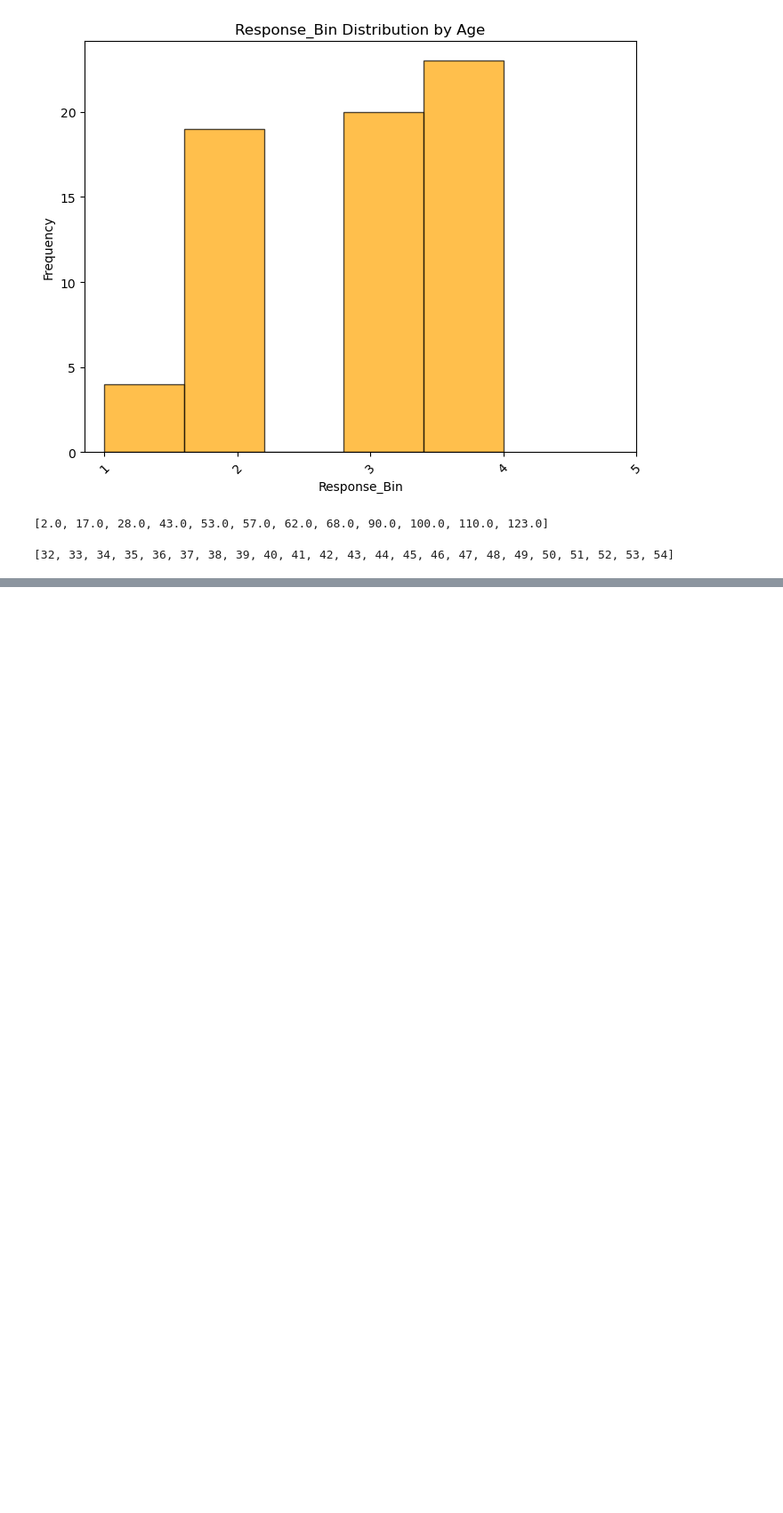
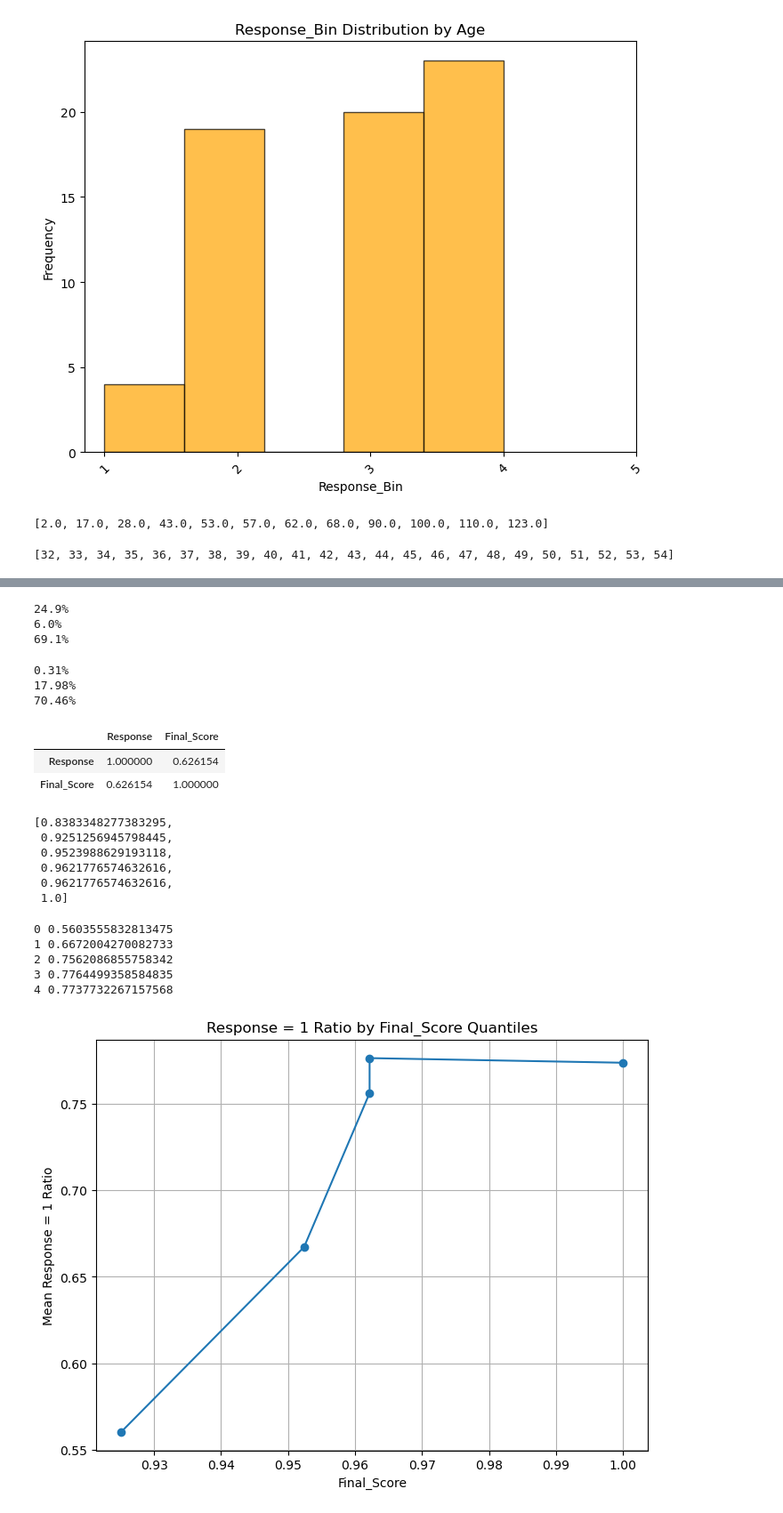
Before and after one commit to OhByungJik1222/Zerobase, a Jupyter notebook: Python 데이터 분석/06. 보험사고객 데이터 분석.ipynb, the cells around one changed output, grey strips where cells are left out. Shown at 89% size. Drawn from its saved outputs; the diff is of its cells as text; code cells hidden in the pictures; blank space fills up the shorter version.

```diff
--- a/Python 데이터 분석/06. 보험사고객 데이터 분석.ipynb
+++ b/Python 데이터 분석/06. 보험사고객 데이터 분석.ipynb
@@ -1015,0 +1170,66 @@ print(sorted(resampled_train_df[resampled_train_df['Response_Bin_Age'] == 4]['Ag
+# %%
+total = len(resampled_train_df)
+
+print(f'{round(len(group_one) / total * 100, 2)}%')
+print(f'{round(len(group_two) / total * 100, 2)}%')
+print(f'{round(len(group_three) / total * 100, 2)}%')
+# %% [output]
+24.9%
+6.0%
+69.1%
+# %%
+print(f'{round(group_one['Response'].mean() * 100, 2)}%')
+print(f'{round(group_two['Response'].mean() * 100, 2)}%')
+print(f'{round(group_three['Response'].mean() * 100, 2)}%')
+# %% [output]
+0.31%
+17.98%
+70.46%
+# %%
+resampled_train_df[['Response', 'Final_Score']].corr()
+# %% [output]
+|  | Response | Final_Score |
+| Response | 1.000000 | 0.626154 |
+| Final_Score | 0.626154 | 1.000000 |
+# %%
+import numpy as np
+
+group_three_sorted = group_three.sort_values(by='Final_Score')
+
+quantiles = np.linspace(0, 1, 6)
+score_quantiles = list(group_three_sorted['Final_Score'].quantile(quantiles))
+score_quantiles
+# %% [output]
+[0.8383348277383295,
+ 0.9251256945798445,
+ 0.9523988629193118,
+ 0.9621776574632616,
+ 0.9621776574632616,
+ 1.0]
+# %%
+response_means = []
+for i in range(5):
+    lower_bound = score_quantiles[i]
+    upper_bound = score_quantiles[i + 1]
+
+    subset = group_three_sorted[(group_three_sorted['Final_Score'] >= lower_bound) & (group_three_sorted['Final_Score'] <= upper_bound)]
+
+    response_mean = subset['Response'].mean()
+    response_means.append(response_mean)
+    print(i, response_mean)
+# %% [output]
+0 0.5603555832813475
+1 0.6672004270082733
+2 0.7562086855758342
+3 0.7764499358584835
+4 0.7737732267157568
+# %%
+plt.figure(figsize=(8, 6))
+plt.plot(score_quantiles[1:], response_means, marker='o')
+plt.xlabel('Final_Score')
+plt.ylabel('Mean Response = 1 Ratio')
+plt.title('Response = 1 Ratio by Final_Score Quantiles')
+plt.grid(True)
+plt.show()
+# %% [output]
+[figure, added]
```
Also changed, not shown: parts of 18 cells of this notebook, 3 other files.
